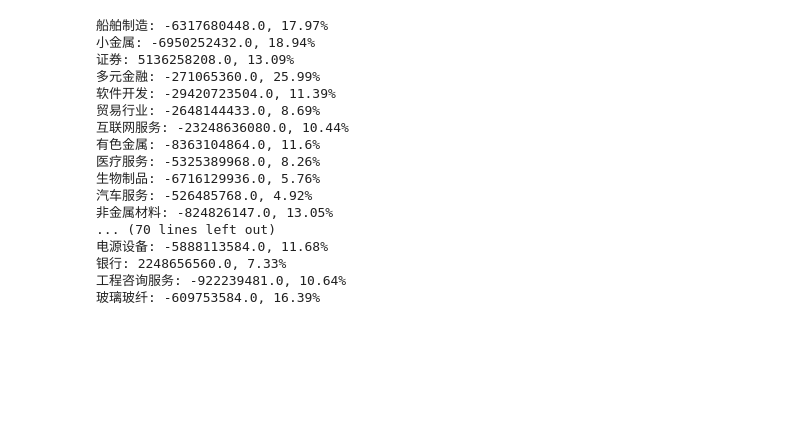
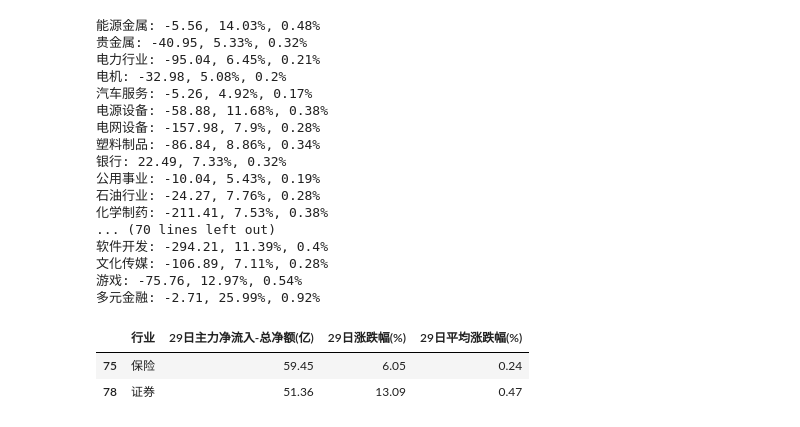
Before and after one commit to ZaxShen/value_investing, a Jupyter notebook: China/test.ipynb, the cells around one changed output. Cells and saved outputs as stored; diff of their text form; code cells hidden in the pictures; blank space fills up the shorter version.

```diff
--- a/China/test.ipynb
+++ b/China/test.ipynb
@@ -5,4 +13,5 @@ import datetime
 # %%
+# TODO: Concurrent processing of multiple industries
 def industry_info(days=29):
     """
     Extracts the main net flow and change percentage of each industry over the last `days` days.
@@ -11,49 +20,34 @@ def industry_info(days=29):
     """
     # Get the list of industry names
     stock_board_industry_name_em_arr = ak.stock_board_industry_name_em()["板块名称"]
+    # TODO: Make the date range dynamic based on the input date
     # Get the first and last date for the specified number of days
     first_date = ak.stock_sector_fund_flow_hist(symbol="证券").iloc[-days]["日期"]
     first_date_str = first_date.strftime("%Y%m%d")
     last_date = ak.stock_sector_fund_flow_hist(symbol="证券").iloc[-1]["日期"]
     last_date_str = last_date.strftime("%Y%m%d")
     # Initialize a pandas Dataframe to hold industry names, industry main net flow, and industry index change percentage
-    df = pd.DataFrame(columns=["行业名称", "主力净流入-总净额", "行业涨跌幅"])
+    df = pd.DataFrame(columns=["行业", f"{days}日主力净流入-总净额(亿)", f"{days}日涨跌幅(%)", f"{days}日平均涨跌幅(%)"])
     # Loop through each industry
     for industry_name in stock_board_industry_name_em_arr:
-        # Extract industry name
+        # Extract industry capital flow data
         stock_sector_fund_flow_hist_df = ak.stock_sector_fund_flow_hist(symbol=industry_name).iloc[-days:]
         # Calculate main net flow
         industry_main_net_flow = stock_sector_fund_flow_hist_df["主力净流入-净额"].sum()
+        industry_main_net_flow = round(industry_main_net_flow / 1e8, 2)  # Convert to billions
         # Calcuate change percentage
-        industry_hist_index = ak.stock_board_industry_hist_em(symbol=industry_name, start_date=first_date_str, end_date=first_date_str, period="日k", adjust="").iloc[0]["收盘"]
-        industry_today_index = ak.stock_board_industry_hist_em(symbol=industry_name, start_date=last_date_str, end_date=last_date_str, period="日k", adjust="").iloc[0]["收盘"]
-        industry_index_change_percentage = (industry_today_index - industry_hist_index) / industry_hist_index * 100
+        stock_board_industry_hist_em = ak.stock_board_industry_hist_em(symbol=industry_name, start_date=first_date_str, end_date=last_date_str, period="日k", adjust="")
+        industry_1st_index = stock_board_industry_hist_em["收盘"].iloc[0]
+        industry_last_index = stock_board_industry_hist_em["收盘"].iloc[-1]
+        industry_index_change_percentage = (industry_last_index - industry_1st_index) / industry_1st_index * 100
         industry_index_change_percentage = round(industry_index_change_percentage, 2)
-        print(f"{industry_name}: {industry_main_net_flow}, {industry_index_change_percentage}%")
+        # Calcuate avg change percentage
+        industry_index_avg_change_percentage = stock_board_industry_hist_em["涨跌幅"].mean()
+        industry_index_avg_change_percentage = round(industry_index_avg_change_percentage, 2)
+        # print the results
+        print(f"{industry_name}: {industry_main_net_flow}, {industry_index_change_percentage}%, {industry_index_avg_change_percentage}%")
         # Append the results to the DataFrame
-        df.loc[len(df)] = [industry_name, industry_main_net_flow, industry_index_change_percentage]
+        df.loc[len(df)] = [industry_name, industry_main_net_flow, industry_index_change_percentage, industry_index_avg_change_percentage]
+    # Sort the DataFrame by main net flow in descending order
+    df.sort_values(by=f"{days}日主力净流入-总净额(亿)", ascending=False, inplace=True)
     return df
-
-# # 主力净流入-总净额 > 50 亿, 并且行业涨跌幅 < 8%
-# df_filtered = df[(df["主力净流入-总净额"] > 5e9) & (df["行业涨跌幅"] < 8)]
-# df_filtered
-# %%
-industry_info_df = industry_info(days=29)
-# %% [output]
-船舶制造: -6317680448.0, 17.97%
-小金属: -6950252432.0, 18.94%
-证券: 5136258208.0, 13.09%
-多元金融: -271065360.0, 25.99%
-软件开发: -29420723504.0, 11.39%
-贸易行业: -2648144433.0, 8.69%
-互联网服务: -23248636080.0, 10.44%
-有色金属: -8363104864.0, 11.6%
-医疗服务: -5325389968.0, 8.26%
-生物制品: -6716129936.0, 5.76%
-汽车服务: -526485768.0, 4.92%
-非金属材料: -824826147.0, 13.05%
-... (70 lines left out)
-电源设备: -5888113584.0, 11.68%
-银行: 2248656560.0, 7.33%
-工程咨询服务: -922239481.0, 10.64%
-玻璃玻纤: -609753584.0, 16.39%
@@ -65 +54,28 @@ industry_info_df.to_csv("industry_info.csv", index=False)
+# %%
+# {days}日主力净流入-总净额 > 50 亿, 并且{days}日平均涨跌幅(%) < 8
+days=29
+industry_df = industry_info(days=days)
+industry_df_filtered = industry_df[(industry_df[f"{days}日主力净流入-总净额(亿)"] > 50) & (industry_df[f"{days}日平均涨跌幅(%)"] < 8)]
+industry_df_filtered
+# %% [output]
+能源金属: -5.56, 14.03%, 0.48%
+贵金属: -40.95, 5.33%, 0.32%
+电力行业: -95.04, 6.45%, 0.21%
+电机: -32.98, 5.08%, 0.2%
+汽车服务: -5.26, 4.92%, 0.17%
+电源设备: -58.88, 11.68%, 0.38%
+电网设备: -157.98, 7.9%, 0.28%
+塑料制品: -86.84, 8.86%, 0.34%
+银行: 22.49, 7.33%, 0.32%
+公用事业: -10.04, 5.43%, 0.19%
+石油行业: -24.27, 7.76%, 0.28%
+化学制药: -211.41, 7.53%, 0.38%
+... (70 lines left out)
+软件开发: -294.21, 11.39%, 0.4%
+文化传媒: -106.89, 7.11%, 0.28%
+游戏: -75.76, 12.97%, 0.54%
+多元金融: -2.71, 25.99%, 0.92%
+|  | 行业 | 29日主力净流入-总净额(亿) | 29日涨跌幅(%) | 29日平均涨跌幅(%) |
+| 75 | 保险 | 59.45 | 6.05 | 0.24 |
+| 78 | 证券 | 51.36 | 13.09 | 0.47 |
 # %%
```
Also changed, not shown: parts of 15 cells of this notebook, 19 other files.
